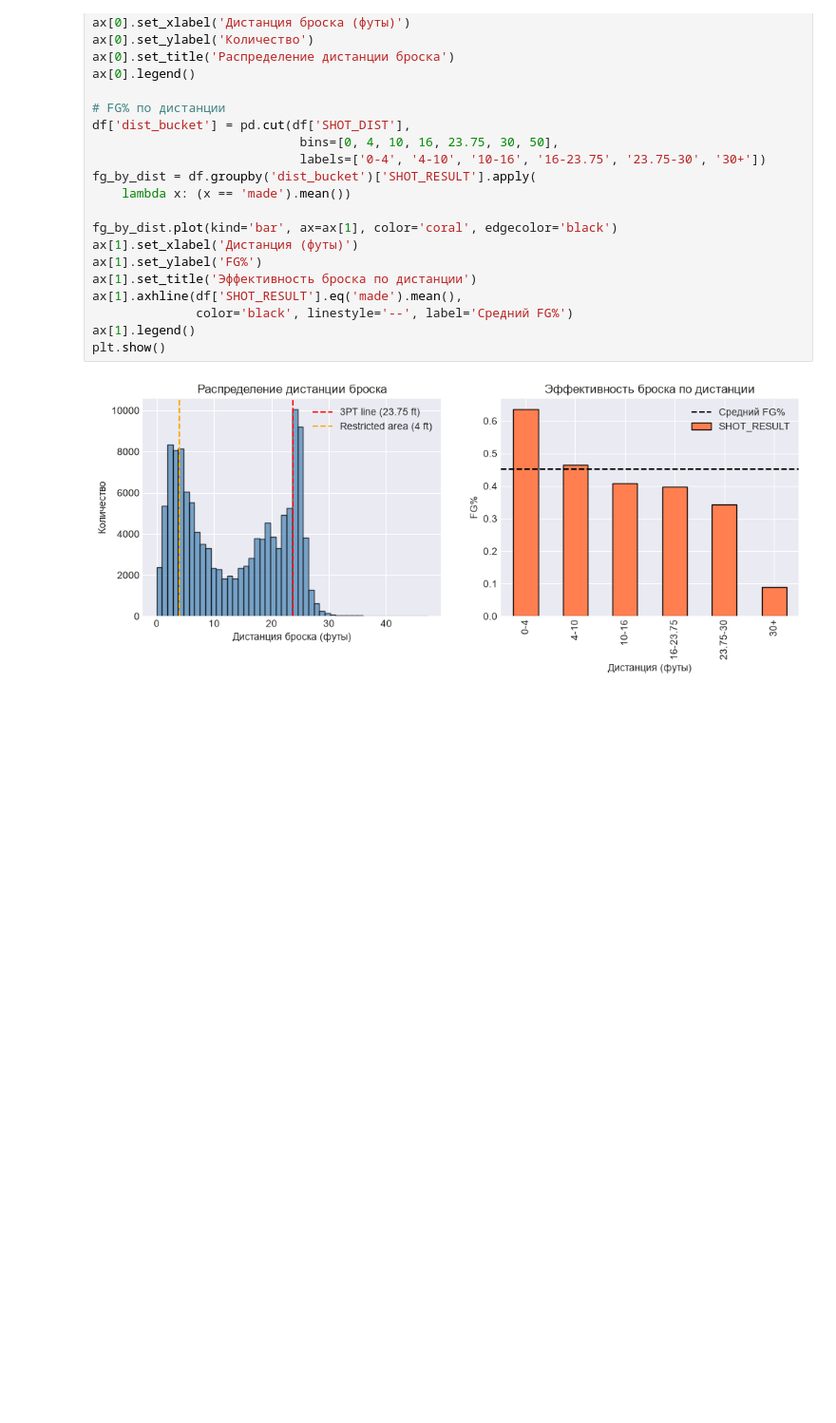
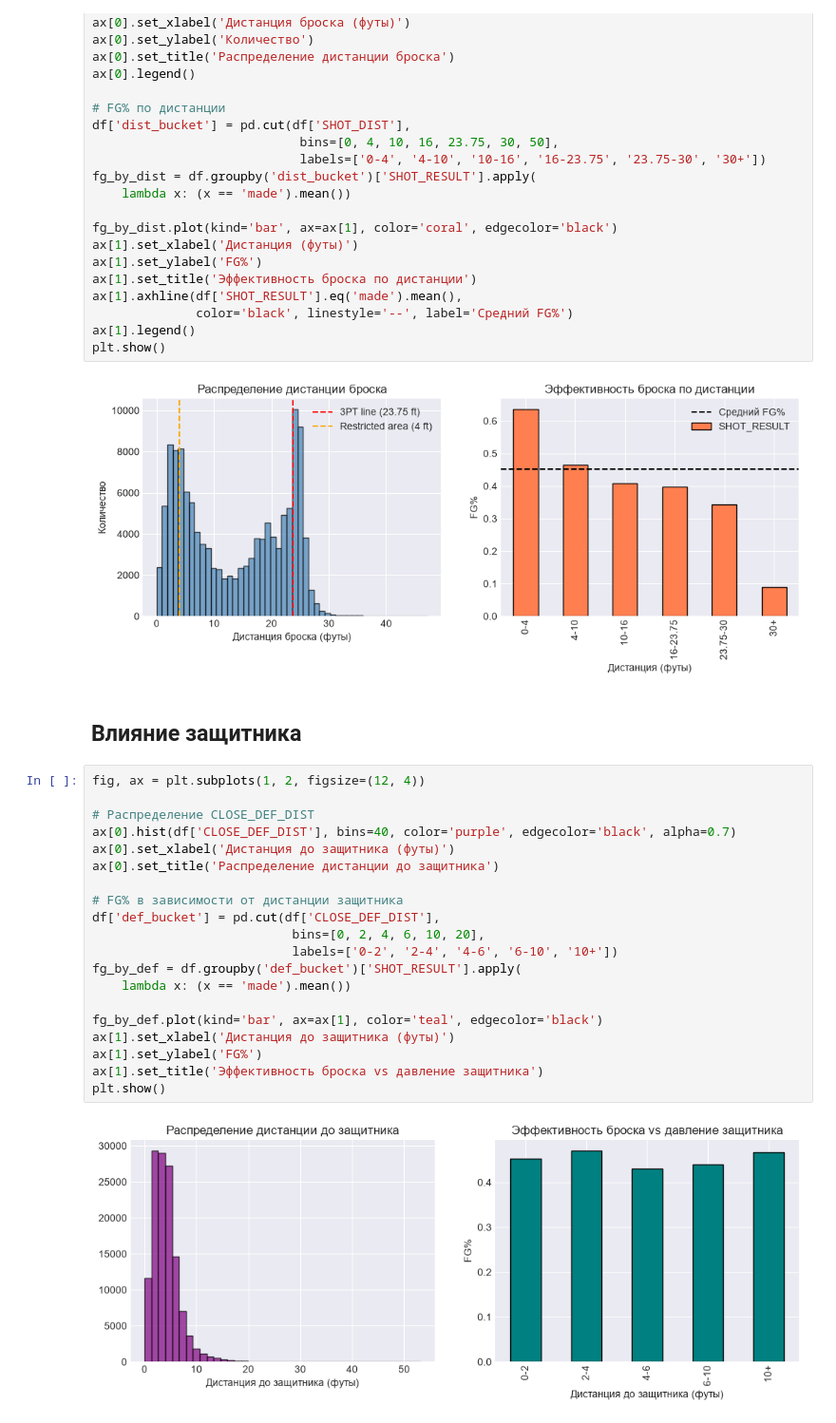
Before and after one commit to night1101/NBA_pbp, a Jupyter notebook: 01.ipynb, the cells around one changed output. Shown at 95% size. Saved outputs shown, nothing was run; the diff lists cells and outputs as text; blank space fills up the shorter version.

```diff
--- a/01.ipynb
+++ b/01.ipynb
@@ -104,3 +104,27 @@ ax[1].legend()
 plt.show()
 # %% [output]
 [figure]
+# %% [markdown]
+## Влияние защитника
+# %%
+fig, ax = plt.subplots(1, 2, figsize=(12, 4))
+
+# Распределение CLOSE_DEF_DIST
+ax[0].hist(df['CLOSE_DEF_DIST'], bins=40, color='purple', edgecolor='black', alpha=0.7)
+ax[0].set_xlabel('Дистанция до защитника (футы)')
+ax[0].set_title('Распределение дистанции до защитника')
+
+# FG% в зависимости от дистанции защитника
+df['def_bucket'] = pd.cut(df['CLOSE_DEF_DIST'],
+                           bins=[0, 2, 4, 6, 10, 20],
+                           labels=['0-2', '2-4', '4-6', '6-10', '10+'])
+fg_by_def = df.groupby('def_bucket')['SHOT_RESULT'].apply(
+    lambda x: (x == 'made').mean())
+
+fg_by_def.plot(kind='bar', ax=ax[1], color='teal', edgecolor='black')
+ax[1].set_xlabel('Дистанция до защитника (футы)')
+ax[1].set_ylabel('FG%')
+ax[1].set_title('Эффективность броска vs давление защитника')
+plt.show()
+# %% [output]
+[figure, added]
```
Also changed, not shown: parts of 5 cells of this notebook.
